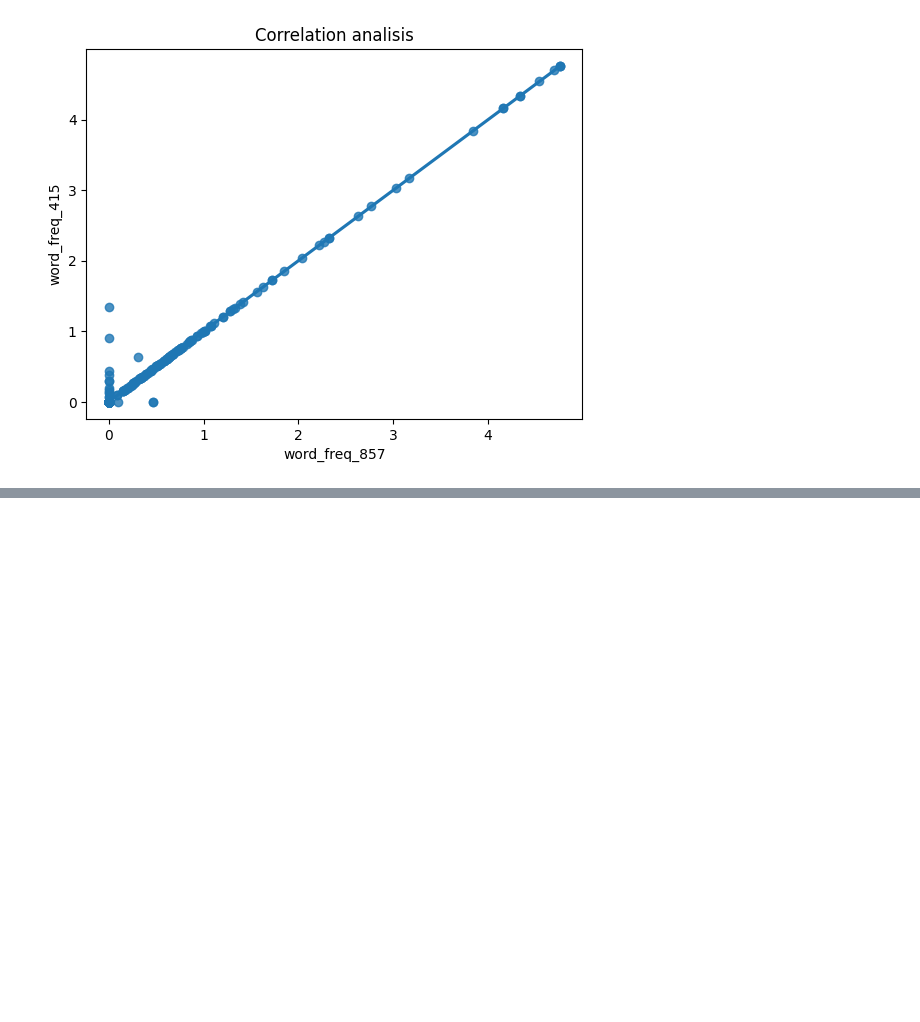
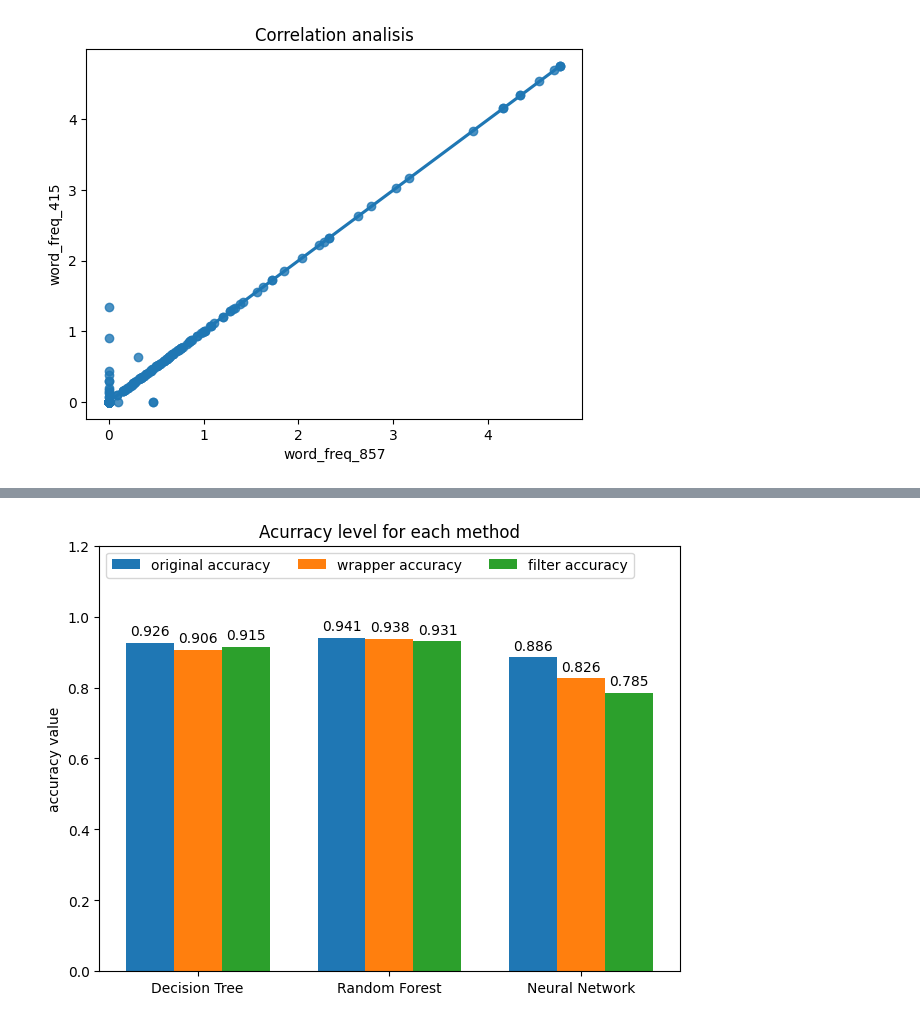
Before and after one commit to Myself2903/Spam-classification-problem, a Jupyter notebook: main.ipynb, the cells around one changed output, grey strips where cells are left out. Drawn from its saved outputs; the diff is of its cells as text; code cells hidden in the pictures; blank space fills up the shorter version.

```diff
--- a/main.ipynb
+++ b/main.ipynb
@@ -266,0 +431,25 @@ plt.show()
+# %%
+categories = ["Decision Tree", "Random Forest", "Neural Network"]
+
+x = np.arange(len(categories))
+width= 0.25
+multiplier = 0
+
+fig, ax = plt.subplots(layout='constrained')
+
+
+for attribute, measurement in accuracy_data.items():
+    offset = width * multiplier
+    rects = ax.bar(x + offset, measurement, width, label=attribute)
+    ax.bar_label(rects, padding=3)
+    multiplier += 1
+
+ax.set_ylabel("accuracy value")
+ax.set_title('Acurracy level for each method')
+ax.set_xticks(x + width, categories)
+ax.legend(loc='upper left', ncols=3)
+ax.set_ylim(0, 1.2)
+
+plt.show()
+# %% [output]
+[figure, added]
```
Also changed, not shown: parts of 39 cells of this notebook, 1 other file.
